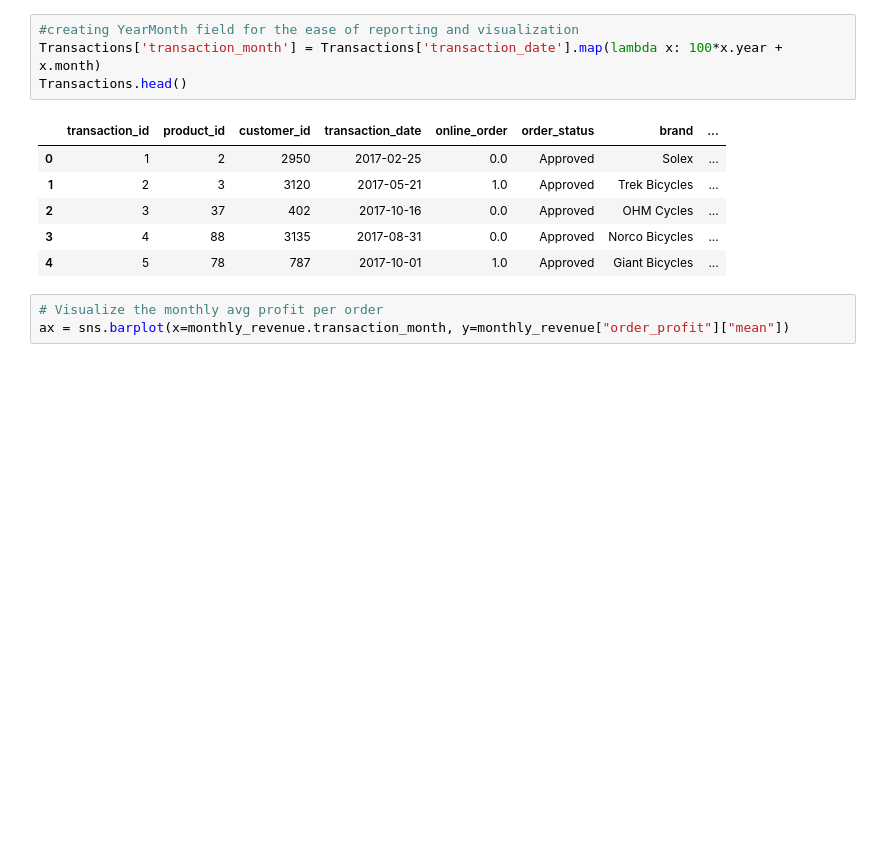
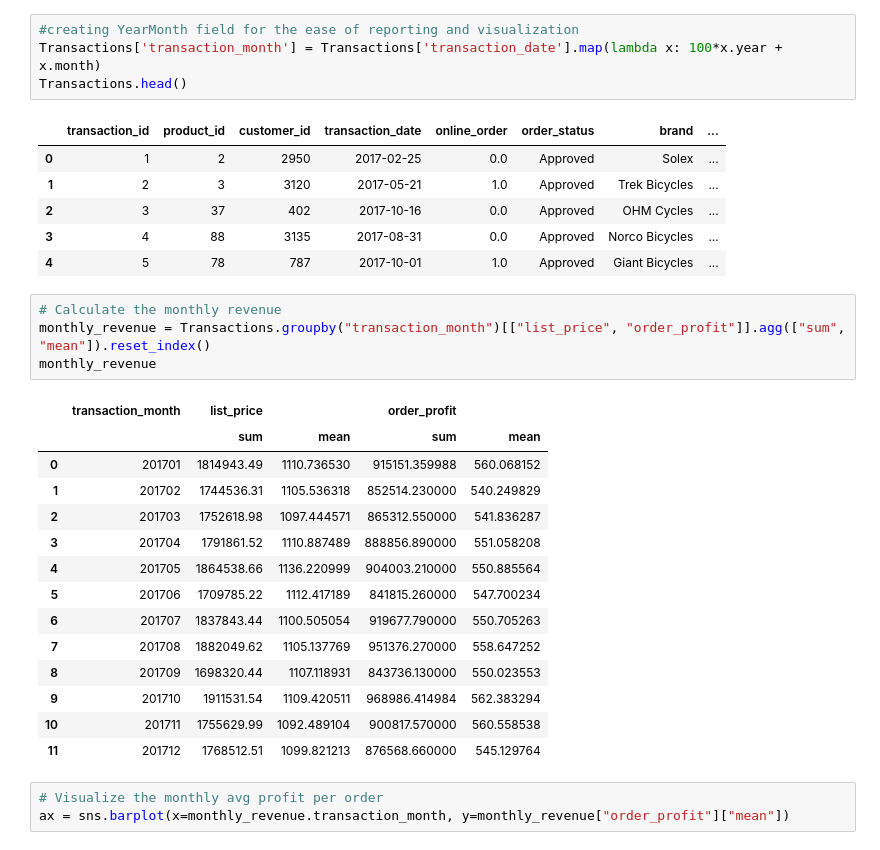
Before and after one commit to Navyhoang/KPMG_Virtual_Internship_Challenge, a Jupyter notebook: Results/KPMG_module_1_transaction.ipynb, the cells around one changed output. Drawn from its saved outputs; the diff is of its cells as text; blank space fills up the shorter version.

```diff
--- a/Results/KPMG_module_1_transaction.ipynb
+++ b/Results/KPMG_module_1_transaction.ipynb
@@ -725,6 +725,25 @@ Transactions.head()
 | 2 | 3 | 37 | 402 | 2017-10-16 | 0.0 | Approved | OHM Cycles | ... |
 | 3 | 4 | 88 | 3135 | 2017-08-31 | 0.0 | Approved | Norco Bicycles | ... |
 | 4 | 5 | 78 | 787 | 2017-10-01 | 1.0 | Approved | Giant Bicycles | ... |
+# %%
+# Calculate the monthly revenue
+monthly_revenue = Transactions.groupby("transaction_month")[["list_price", "order_profit"]].agg(["sum", "mean"]).reset_index()
+monthly_revenue
+# %% [output]
+|  | transaction_month | list_price |  | order_profit |  |
+|  |  | sum | mean | sum | mean |
+| 0 | 201701 | 1814943.49 | 1110.736530 | 915151.359988 | 560.068152 |
+| 1 | 201702 | 1744536.31 | 1105.536318 | 852514.230000 | 540.249829 |
+| 2 | 201703 | 1752618.98 | 1097.444571 | 865312.550000 | 541.836287 |
+| 3 | 201704 | 1791861.52 | 1110.887489 | 888856.890000 | 551.058208 |
+| 4 | 201705 | 1864538.66 | 1136.220999 | 904003.210000 | 550.885564 |
+| 5 | 201706 | 1709785.22 | 1112.417189 | 841815.260000 | 547.700234 |
+| 6 | 201707 | 1837843.44 | 1100.505054 | 919677.790000 | 550.705263 |
+| 7 | 201708 | 1882049.62 | 1105.137769 | 951376.270000 | 558.647252 |
+| 8 | 201709 | 1698320.44 | 1107.118931 | 843736.130000 | 550.023553 |
+| 9 | 201710 | 1911531.54 | 1109.420511 | 968986.414984 | 562.383294 |
+| 10 | 201711 | 1755629.99 | 1092.489104 | 900817.570000 | 560.558538 |
+| 11 | 201712 | 1768512.51 | 1099.821213 | 876568.660000 | 545.129764 |
 # %%
 # Visualize the monthly avg profit per order
 ax = sns.barplot(x=monthly_revenue.transaction_month, y=monthly_revenue["order_profit"]["mean"])
```
Also changed, not shown: parts of 1 cell of this notebook.
